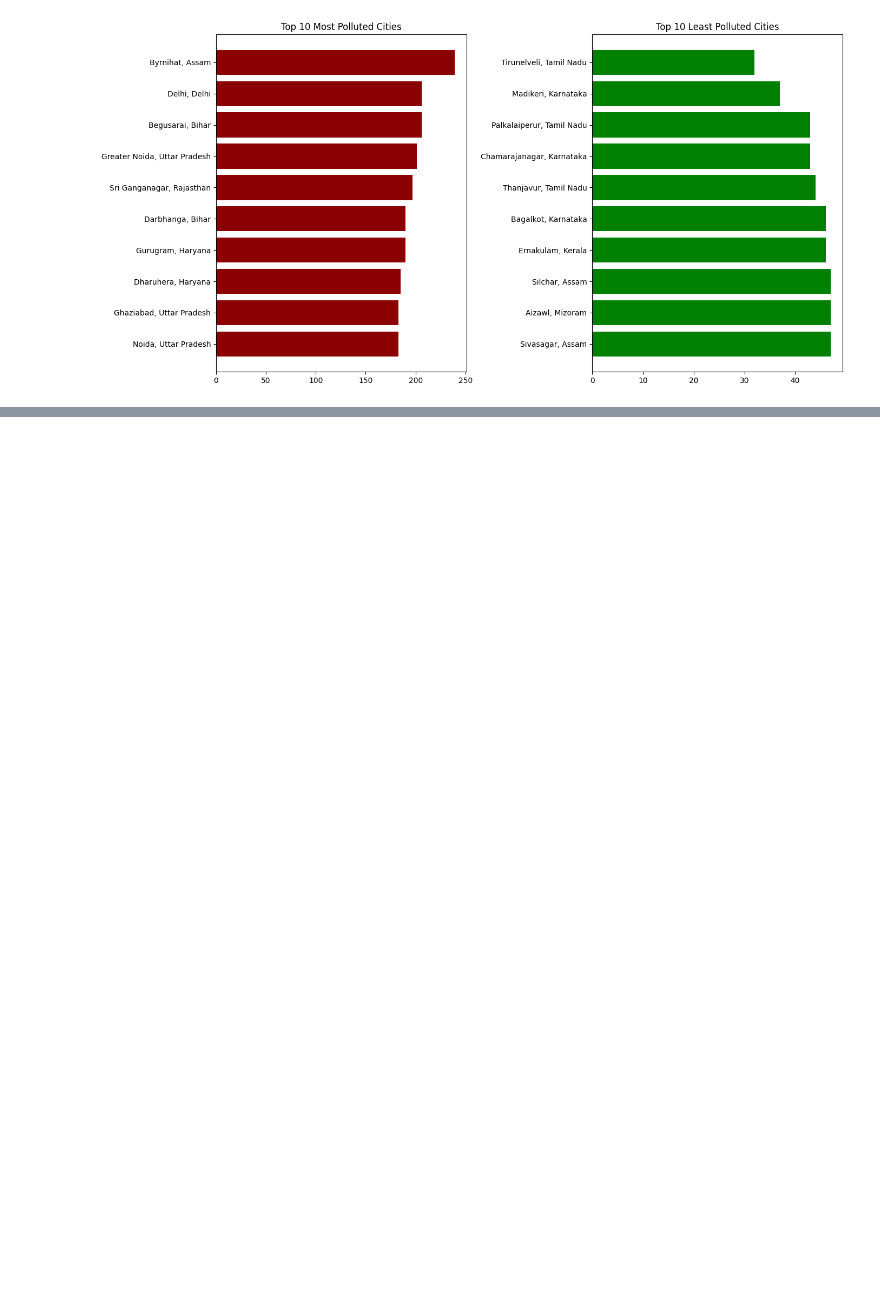
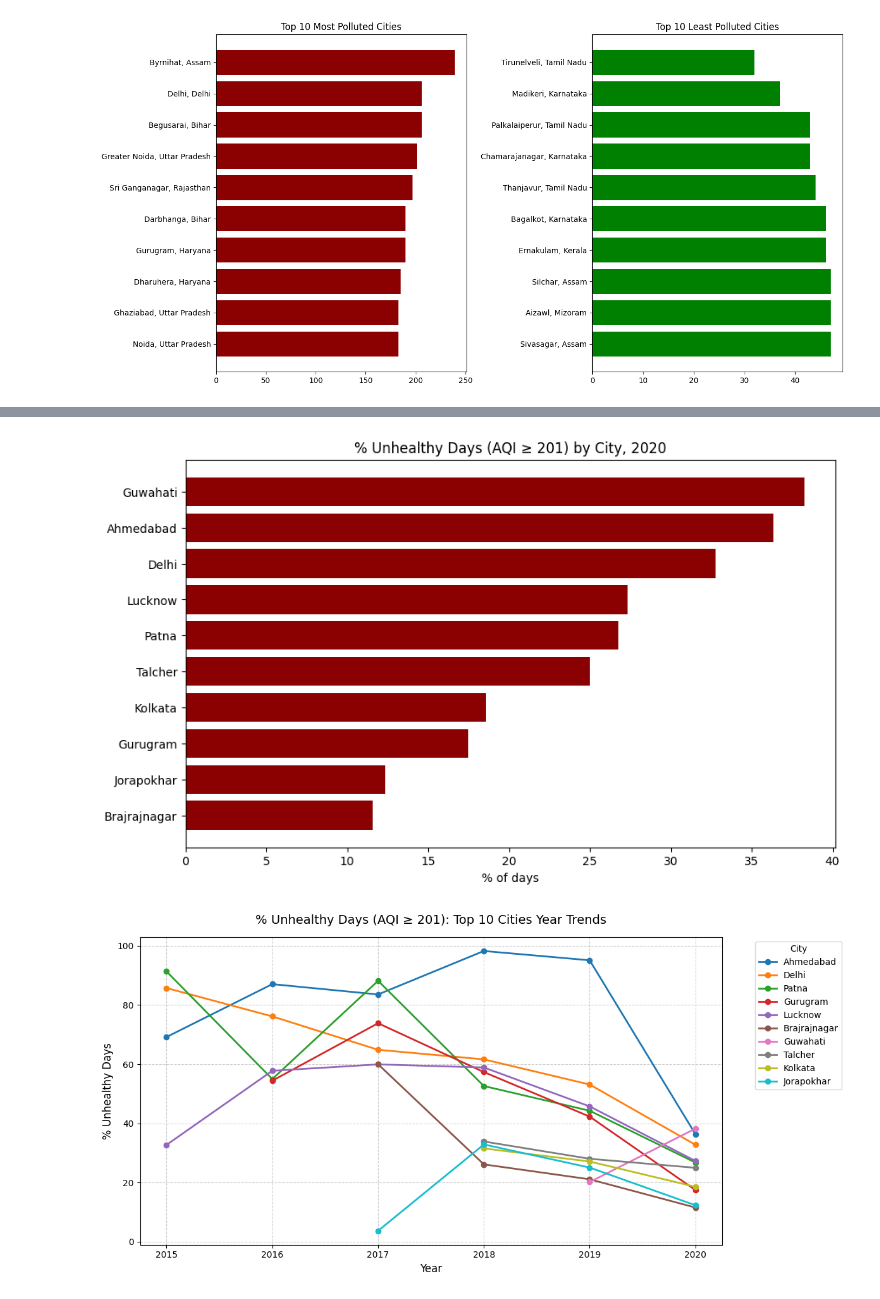
Before and after one commit to PoorabAgrawal19/Air-Quality-Analysis, a Jupyter notebook: notebooks/eda_analysis.ipynb, the cells around one changed output, grey strips where cells are left out. Drawn from its saved outputs; the diff is of its cells as text; code cells hidden in the pictures; blank space fills up the shorter version.

```diff
--- a/notebooks/eda_analysis.ipynb
+++ b/notebooks/eda_analysis.ipynb
@@ -433,0 +403,46 @@ change
+# %%
+# 1. Define unhealthy days
+df_hist['unhealthy'] = df_hist['aqi'] >= 201
+
+# 2. Aggregate by city and year
+city_year = df_hist.groupby(['city','year']).agg(
+    total_days=('aqi','count'),
+    unhealthy_days=('unhealthy','sum')
+).reset_index()
+city_year['unhealthy_pct'] = (city_year['unhealthy_days'] / city_year['total_days']) * 100
+
+# 3a. Bar chart — latest year available
+latest_year = city_year['year'].max()
+latest = city_year[city_year['year']==latest_year].sort_values('unhealthy_pct', ascending=False).head(10)
+
+plt.figure(figsize=(10,6))
+plt.barh(latest['city'], latest['unhealthy_pct'], color='darkred')
+plt.title(f'% Unhealthy Days (AQI ≥ 201) by City, {latest_year}')
+plt.xlabel('% of days')
+plt.gca().invert_yaxis()
+plt.show()
+cat .gitignore
+# 3b. Line chart — trend over years for top cities
+
+pivot = city_year.pivot(index='city', columns='year', values='unhealthy_pct')
+
+# Filter the pivot matrix to keep only the top 10 cities with the highest average values
+top_10_cities = pivot.mean(axis=1).sort_values(ascending=False).head(10).index
+pivot_top10 = pivot.loc[top_10_cities]
+
+plt.figure(figsize=(12, 6))
+
+ # Transpose the filtered pivot table so years become the index (X-axis)
+pivot_top10.T.plot(kind='line', marker='o', ax=plt.gca(), linewidth=2)
+
+# Customise the chart layout
+plt.title('% Unhealthy Days (AQI ≥ 201): Top 10 Cities Year Trends', fontsize=14, pad=15)
+plt.xlabel('Year', fontsize=12)
+plt.ylabel('% Unhealthy Days', fontsize=12)
+plt.grid(True, linestyle='--', alpha=0.6)
+plt.legend(title='City', bbox_to_anchor=(1.05, 1), loc='upper left')
+plt.tight_layout()
+plt.show()
+# %% [output]
+[figure, added]
+[figure, added]
```
Also changed, not shown: parts of 15 cells of this notebook.
